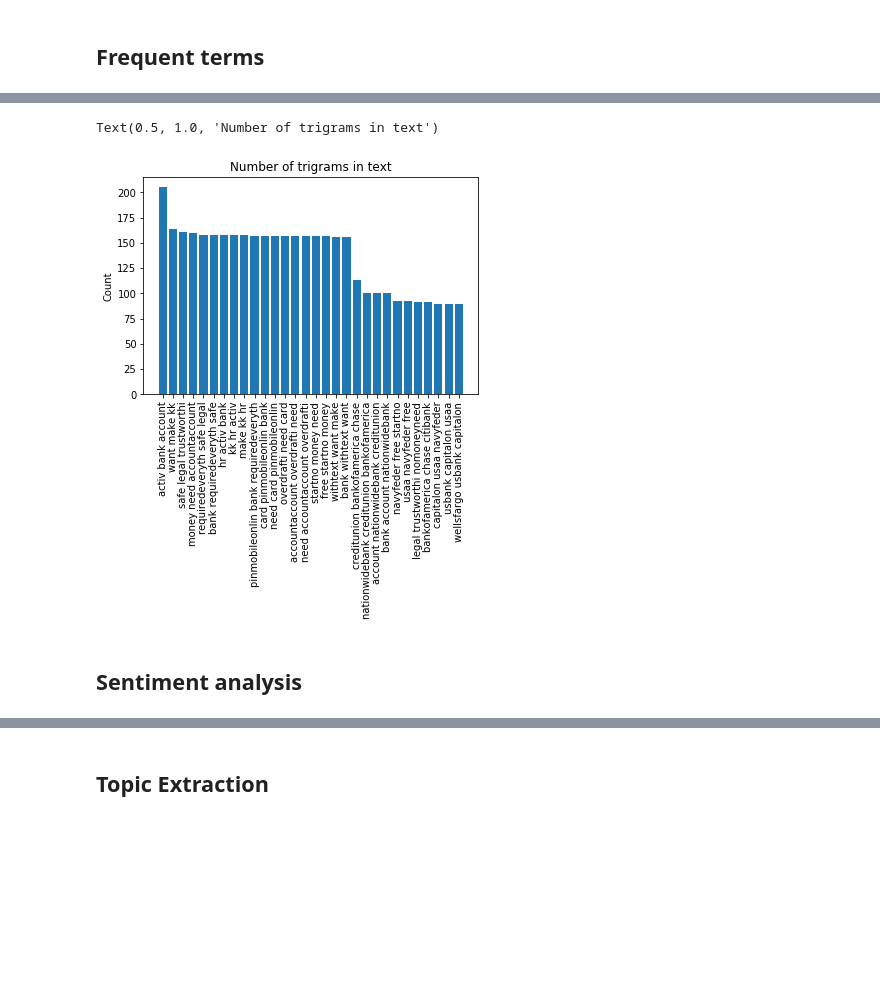
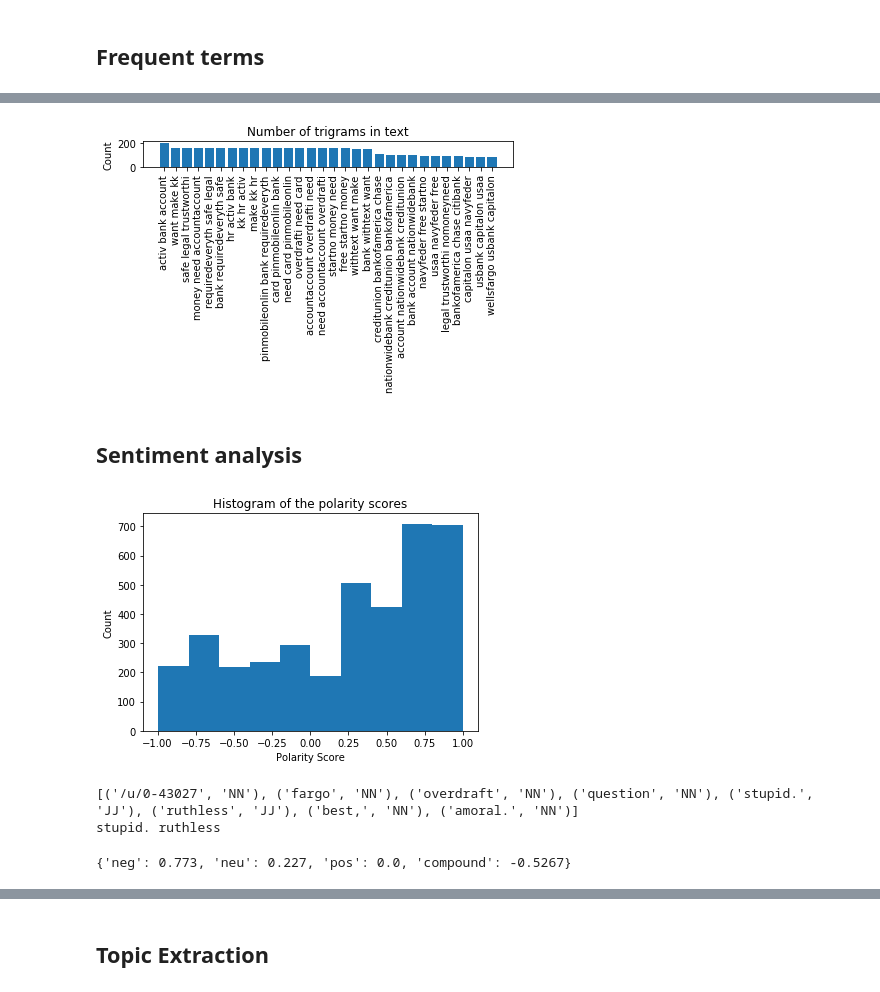
Before and after one commit to MondeSinxi/NLP-Skills-test, a Jupyter notebook: notebooks/exploratory_analysis.ipynb, the cells around one changed output, grey strips where cells are left out. Drawn from its saved outputs; the diff is of its cells as text; code cells hidden in the pictures; blank space fills up the shorter version.

```diff
--- a/notebooks/exploratory_analysis.ipynb
+++ b/notebooks/exploratory_analysis.ipynb
@@ -46,5 +53,5 @@ def clean_text(s):
     s = space_re.sub(' ', s)
     s = ' '.join([l for l in s.split() if l not in stopwords.words('english')])
     normalized = " ".join(lemma.lemmatize(word) for word in s.split())
-    stemmed = [porter.stem(word) for word in normalized.split()]
+    stemmed = " ".join(porter.stem(word) for word in normalized.split())
     return stemmed
@@ -95,7 +108,7 @@ Text(0.5, 1.0, 'Number of bigrams in text')
 # %%
 vectorizer = CountVectorizer(analyzer='word', ngram_range=(3, 3), max_features=None, stop_words = 'english' )
-vectorizer.fit(sents)
-vect_sentences  = vectorizer.transform(sents)
+vectorizer.fit(raw_data['Text'])
+vect_sentences  = vectorizer.transform(raw_data['Text'])
 sum_words = vect_sentences.sum(axis=0)
 words_freq = [(word, sum_words[0, idx]) for word, idx in vectorizer.vocabulary_.items()]
 words = sorted(words_freq, key=lambda x: x[1])
@@ -105,12 +118,13 @@ value = [v[1] for v in words[-30:]]
 # %%
 plt.bar(label[::-1],value[::-1])
 plt.ylabel('Count')
 plt.xticks(rotation=90)
 plt.title('Number of trigrams in text')
+plt.tight_layout()
+plt.savefig('./Reports/figures/trigram_freq.png')
 # plt.ylim([150,])
 # %% [output]
-Text(0.5, 1.0, 'Number of trigrams in text')
-[figure, old version]
+[figure, new version]
 # %% [markdown]
 ## Sentiment analysis
 # %%
@@ -120,2 +134,21 @@ collected_sentiment = sents.apply(lambda x: sia.polarity_scores(x))
 # %%
 raw_data['sentiment'] = collected_sentiment.apply(lambda x: x['compound'])
+# %%
+plt.hist(collected_sentiment.apply(lambda x: x['compound']))
+plt.xlabel('Polarity Score')
+plt.ylabel('Count')
+plt.title('Histogram of the polarity scores')
+plt.savefig('Reports/figures/sentiment_v1.png')
+# %% [output]
+[figure, added]
+# %%
+print([p for p in nltk.pos_tag(raw_data['Text'].iloc[idx].split()) if p[1] in ['JJ', 'JJR', 'JJS', 'VBD', 'VBN', 'NN']]) # if p[1] in ['JJ', 'JJR', 'JJS', 'VBD', 'VBN']
+cleaned = ' '.join(
+    [p[0] for p in nltk.pos_tag(raw_data['Text'].iloc[idx].split())
+     if p[1] in ['JJ', 'JJR', 'JJS', 'VBD', 'VBN']])
+print(cleaned)
+sia.polarity_scores(cleaned)
+# %% [output]
+[('/u/0-43027', 'NN'), ('fargo', 'NN'), ('overdraft', 'NN'), ('question', 'NN'), ('stupid.', 'JJ'), ('ruthless', 'JJ'), ('best,', 'NN'), ('amoral.', 'NN')]
+stupid. ruthless
+{'neg': 0.773, 'neu': 0.227, 'pos': 0.0, 'compound': -0.5267}
```
Also changed, not shown: parts of 32 cells of this notebook, 12 other files.
